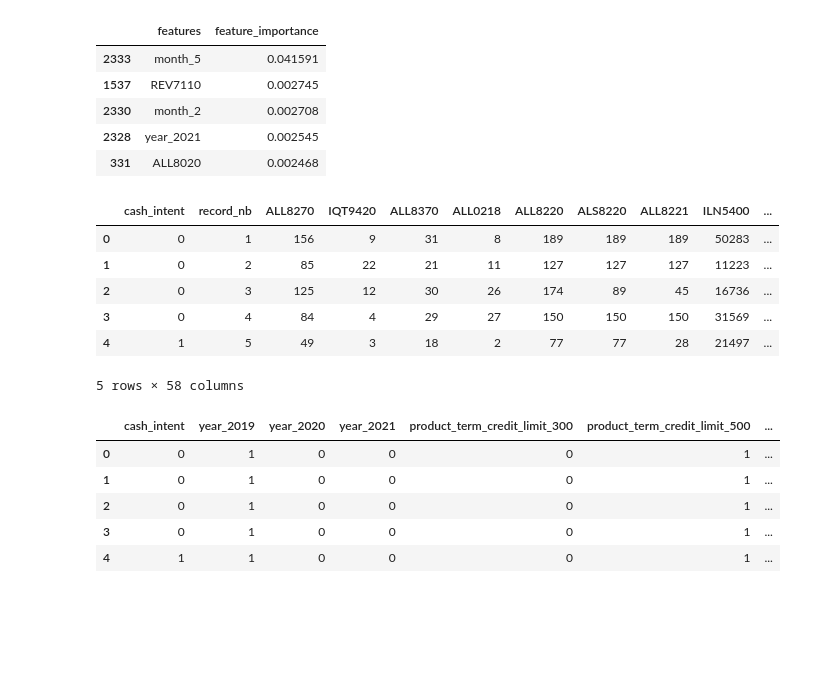
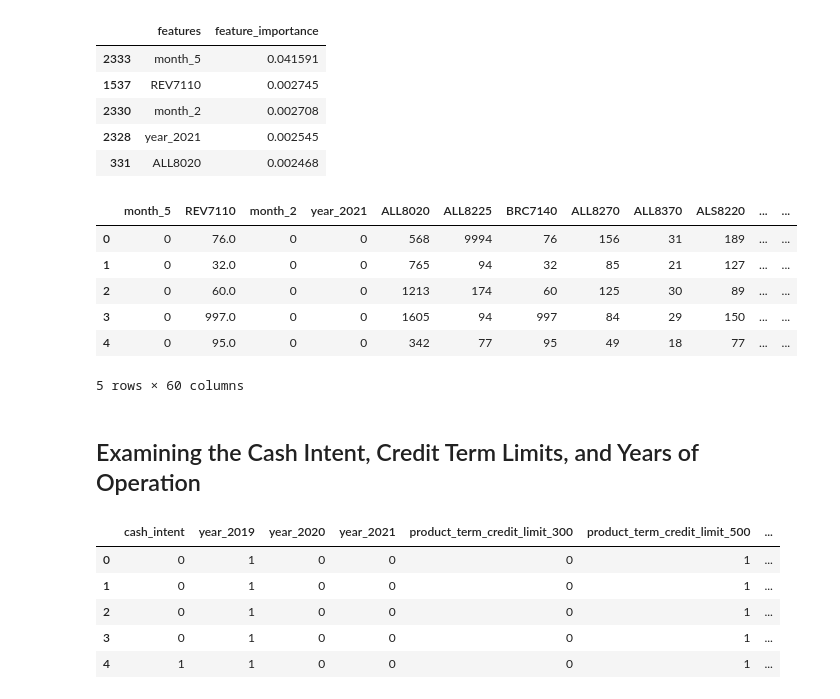
Before and after one commit to madhusanthan/Credit-Fraud-Risk-Model, a Jupyter notebook: EDA.ipynb, the cells around one changed output. Saved outputs shown, nothing was run; the diff lists cells and outputs as text; code cells hidden in the pictures; blank space fills up the shorter version.

```diff
--- a/EDA.ipynb
+++ b/EDA.ipynb
@@ -402,4 +398,0 @@ dtype: bool
-# %%
-#dropping null values
-df.dropna(inplace = True)
-df.shape
@@ -421,7 +412,7 @@ feature_importances=feature_importances.sort_values('feature_importance',ascendi
 ### Create a new dataframe with the columns with higher feature importance
 # %%
 #Grab the first
-features = feature_importances.head(50)
+features = feature_importances.head(60)
 features.head()
 # %% [output]
 |  | features | feature_importance |
@@ -430,28 +421,23 @@ features.head()
 | 2330 | month_2 | 0.002708 |
 | 2328 | year_2021 | 0.002545 |
 | 331 | ALL8020 | 0.002468 |
-# %%
-smaller_df = df[['cash_intent', 'record_nb','ALL8270','IQT9420','ALL8370','ALL0218',
-                 'ALL8220','ALS8220','ALL8221', 'ILN5400', 'ALL8020',
-                 'ALX8220','ALS5400','IQT9427','ALL8352','ALL4520',
-                 'IQT9526','ALL0000','ALL8225', 'ALL5460', 'IQB9540',
-                 'ILN8320', 'IQT9410', 'ALS0000', 'ALL5321', 'ALL7130',
-                 'ALL8321','ALL8320', 'BRC5620', 'ILN8220', 'ALL8325',
-                 'AUA5400', 'TBCA3527', 'ALX5020', 'BCC8132', 'ALX5030',
-                 'ALL8355', 'ALL7120', 'ALL8152', 'ALL0200', 'IQT9426',
-                 'ALL5935', 'REV5620', 'ALL8358', 'ALL5320', 'ALL5835',
-                 'ALL5030', 'BRC8220', 'TBCA2526', 'ALL5360', 'ALL4028',
-                 'year_2019', 'year_2020', 'year_2021', 'product_term_credit_limit_300',
-                 'product_term_credit_limit_500', 'product_term_credit_limit_750',
-                 'product_term_credit_limit_1000']]
-smaller_df.head()
-# %% [output]
-|  | cash_intent | record_nb | ALL8270 | IQT9420 | ALL8370 | ALL0218 | ALL8220 | ALS8220 | ALL8221 | ILN5400 | ... |
-| 0 | 0 | 1 | 156 | 9 | 31 | 8 | 189 | 189 | 189 | 50283 | ... |
-| 1 | 0 | 2 | 85 | 22 | 21 | 11 | 127 | 127 | 127 | 11223 | ... |
-| 2 | 0 | 3 | 125 | 12 | 30 | 26 | 174 | 89 | 45 | 16736 | ... |
-| 3 | 0 | 4 | 84 | 4 | 29 | 27 | 150 | 150 | 150 | 31569 | ... |
-| 4 | 1 | 5 | 49 | 3 | 18 | 2 | 77 | 77 | 28 | 21497 | ... |
-5 rows × 58 columns
+# %%
+my_list = features.loc[:,["features"]].values.tolist()
+flatList = []
+for elem in my_list:
+    flatList.extend(elem)
+# %%
+smaller_df = df[flatList]
+smaller_df.head()
+# %% [output]
+|  | month_5 | REV7110 | month_2 | year_2021 | ALL8020 | ALL8225 | BRC7140 | ALL8270 | ALL8370 | ALS8220 | ... | ... |
+| 0 | 0 | 76.0 | 0 | 0 | 568 | 9994 | 76 | 156 | 31 | 189 | ... | ... |
+| 1 | 0 | 32.0 | 0 | 0 | 765 | 94 | 32 | 85 | 21 | 127 | ... | ... |
+| 2 | 0 | 60.0 | 0 | 0 | 1213 | 174 | 60 | 125 | 30 | 89 | ... | ... |
+| 3 | 0 | 997.0 | 0 | 0 | 1605 | 94 | 997 | 84 | 29 | 150 | ... | ... |
+| 4 | 0 | 95.0 | 0 | 0 | 342 | 77 | 95 | 49 | 18 | 77 | ... | ... |
+5 rows × 60 columns
+# %% [markdown]
+## Examining the Cash Intent, Credit Term Limits, and Years of Operation
 # %%
 ## Examining the Cash Intent, Credit Term Limits, and Years of Operation
```
Also changed, not shown: parts of 11 cells of this notebook.
